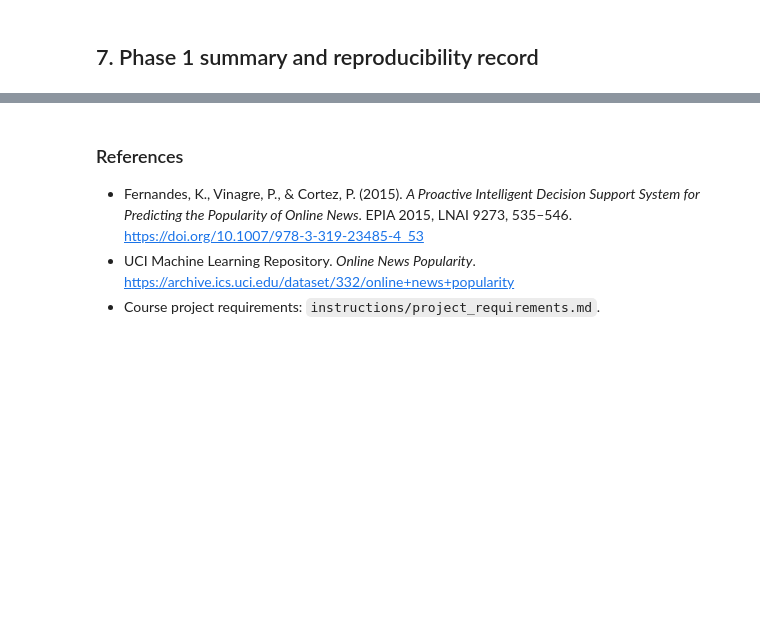
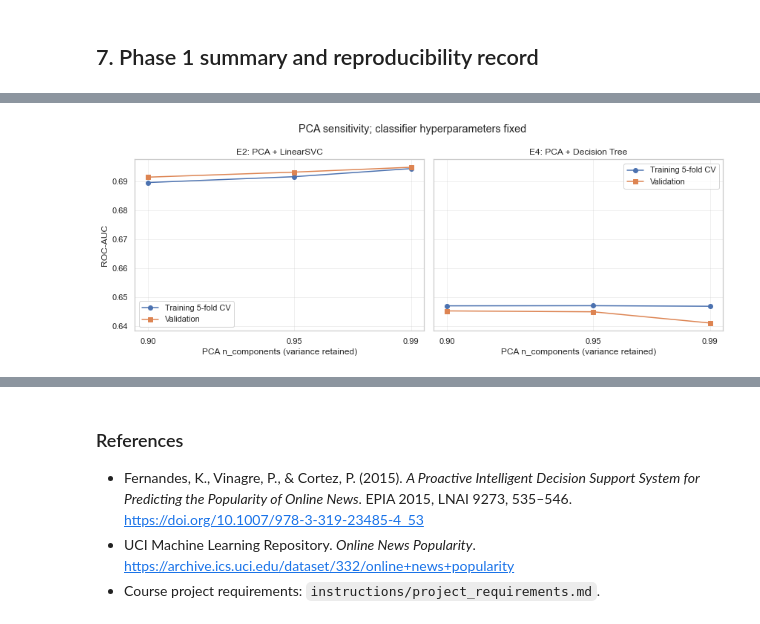
Before and after one commit to yiluo87/DSA5101_proejct_Online-news-popularity-prediction-based-on-PCA-and-Decision-tree, a Jupyter notebook: analysis.ipynb, the cells around one changed output, grey strips where cells are left out. Saved outputs shown, nothing was run; the diff lists cells and outputs as text; code cells hidden in the pictures; blank space fills up the shorter version.

```diff
--- a/analysis.ipynb
+++ b/analysis.ipynb
@@ -339,0 +654,15 @@ Phase 1 completion record
+# %%
+e4 = clone(pipelines['scaled_pca_decision_tree']).set_params(
+    pca__n_components=0.95,
+    **e3_best_params,
+)
+start = perf_counter()
+e4_cv_scores = cross_val_score(
+    e4, X_train, y_train, scoring='roc_auc', cv=cv_splitter, n_jobs=1, error_score='raise'
+)
+e4.fit(X_train, y_train)
+e4_runtime = perf_counter() - start
+record_experiment(
+    'E4 StandardScaler + PCA + DecisionTreeClassifier', e4,
+    dict(e3_best_params, **{'pca__n_components': 0.95}), e4_cv_scores, e4_runtime
+)
@@ -339,0 +873,64 @@ Phase 1 completion record
+# %%
+PCA_SENSITIVITY_VALUES = [0.90, 0.95, 0.99]
+pca_sensitivity_records = []
+
+def positive_class_score(fitted_pipeline, X):
+    if hasattr(fitted_pipeline, 'decision_function'):
+        return fitted_pipeline.decision_function(X)
+    positive_index = list(fitted_pipeline.classes_).index(1)
+    return fitted_pipeline.predict_proba(X)[:, positive_index]
+
+for model_name in ['E2 LinearSVC', 'E4 Decision Tree']:
+    for variance_fraction in PCA_SENSITIVITY_VALUES:
+        if model_name == 'E2 LinearSVC':
+            sensitivity_model = Pipeline([
+                ('scaler', StandardScaler()),
+                ('pca', PCA(n_components=variance_fraction, svd_solver='full')),
+                ('classifier', LinearSVC(C=10, random_state=RANDOM_SEED, max_iter=20000, dual=False)),
+            ])
+        else:
+            sensitivity_model = Pipeline([
+                ('scaler', StandardScaler()),
+                ('pca', PCA(n_components=variance_fraction, svd_solver='full')),
+                ('classifier', DecisionTreeClassifier(
+                    max_depth=FROZEN_TREE_PARAMS['classifier__max_depth'],
+                    min_samples_leaf=FROZEN_TREE_PARAMS['classifier__min_samples_leaf'],
+                    random_state=RANDOM_SEED,
+                )),
+            ])
+        fold_auc = cross_val_score(
+            sensitivity_model, X_train, y_train,
+            scoring='roc_auc', cv=cv_splitter, n_jobs=1, error_score='raise',
+        )
+        sensitivity_model.fit(X_train, y_train)
+        validation_auc = roc_auc_score(y_validation, positive_class_score(sensitivity_model, X_validation))
+        pca_fit = sensitivity_model.named_steps['pca']
+        pca_sensitivity_records.append({
+            'model': model_name,
+            'variance_target': variance_fraction,
+            'components_retained': int(pca_fit.n_components_),
+            'actual_explained_variance': float(pca_fit.explained_variance_ratio_.sum()),
+            'training_cv_roc_auc_mean': float(np.mean(fold_auc)),
+            'training_cv_roc_auc_std': float(np.std(fold_auc, ddof=1)),
+            'validation_roc_auc': float(validation_auc),
+        })
+
+pca_sensitivity = pd.DataFrame(pca_sensitivity_records)
+display(pca_sensitivity)
+fig, axes = plt.subplots(1, 2, figsize=(12, 4.6), sharey=True)
+for ax, model_name, title in zip(axes, ['E2 LinearSVC', 'E4 Decision Tree'], ['E2: PCA + LinearSVC', 'E4: PCA + Decision Tree']):
+    subset = pca_sensitivity[pca_sensitivity['model'] == model_name]
+    ax.plot(subset['variance_target'], subset['training_cv_roc_auc_mean'], marker='o', label='Training 5-fold CV')
+    ax.plot(subset['variance_target'], subset['validation_roc_auc'], marker='s', label='Validation')
+    ax.set_xticks(PCA_SENSITIVITY_VALUES)
+    ax.set_xlabel('PCA n_components (variance retained)')
+    ax.set_title(title)
+    ax.grid(alpha=.3)
+    ax.legend()
+axes[0].set_ylabel('ROC-AUC')
+fig.suptitle('PCA sensitivity; classifier hyperparameters fixed')
+fig.tight_layout()
+Path('figures').mkdir(exist_ok=True)
+fig.savefig('figures/phase4_pca_sensitivity.png', dpi=200, bbox_inches='tight')
+plt.show()
+# %% [output]
@@ -339,0 +944 @@ Phase 1 completion record
+[figure, added]
```
Also changed, not shown: parts of 48 cells of this notebook, 1 other file.
